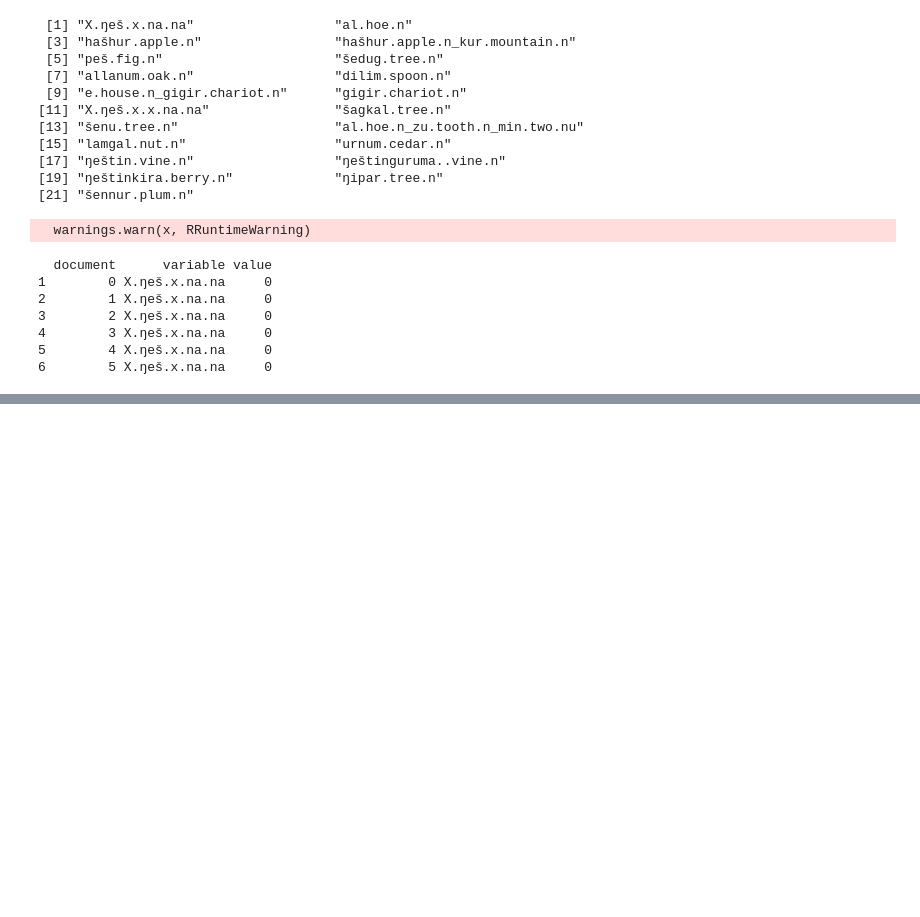
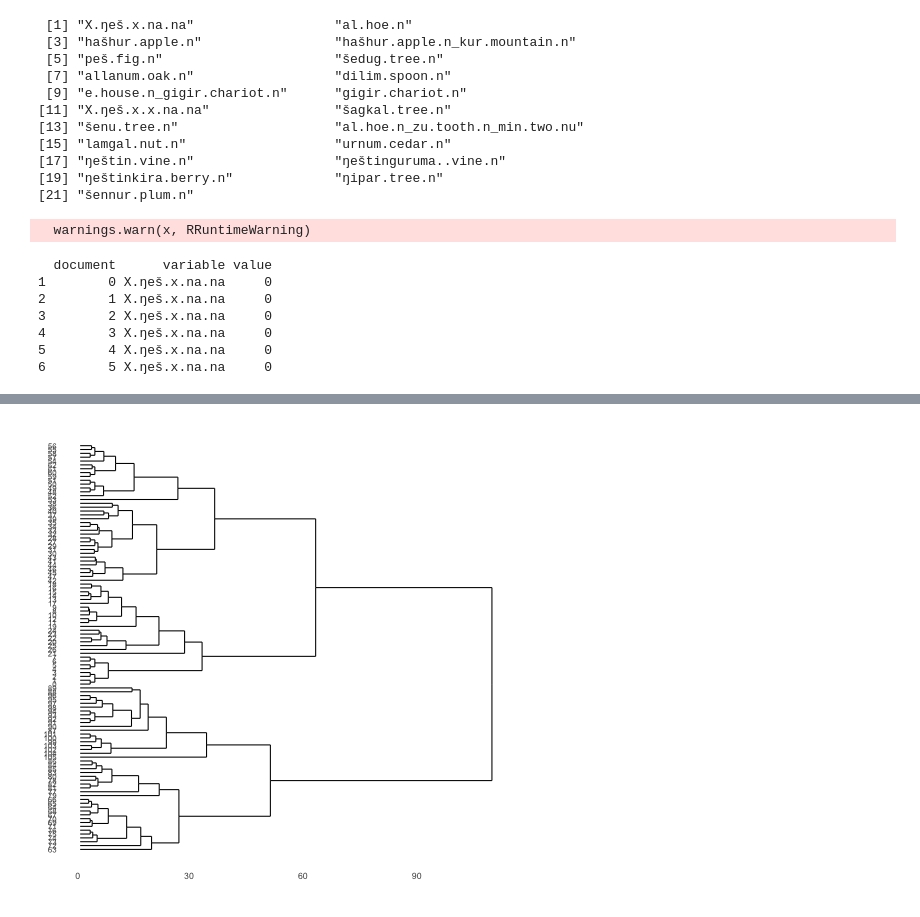
Before and after one commit to ErinBecker/digital-humanities-phylogenetics, a Jupyter notebook: scripts/Exploration_OB_wood-with_NA.ipynb, the cells around one changed output, grey strips where cells are left out. Saved outputs shown, nothing was run; the diff lists cells and outputs as text; code cells hidden in the pictures; blank space fills up the shorter version.

Commit message:
Adding clustering

```diff
--- a/scripts/Exploration_OB_wood-with_NA.ipynb
+++ b/scripts/Exploration_OB_wood-with_NA.ipynb
@@ -341,0 +359,10 @@ qplot(data=melted_dtm_df, x=variable,y=document, fill=factor(value),
+# %%
+%%R
+library(ggdendro)
+clusters <- hclust(dist(dtm_df))
+# %%
+%%R
+ggdendrogram(clusters, rotate = TRUE) + theme(axis.text.y = element_text(size = 8))
+# Add document names or branches colored by location
+# %% [output]
+[figure, added]
```
Also changed, not shown: parts of 6 cells of this notebook, 2 other files.
